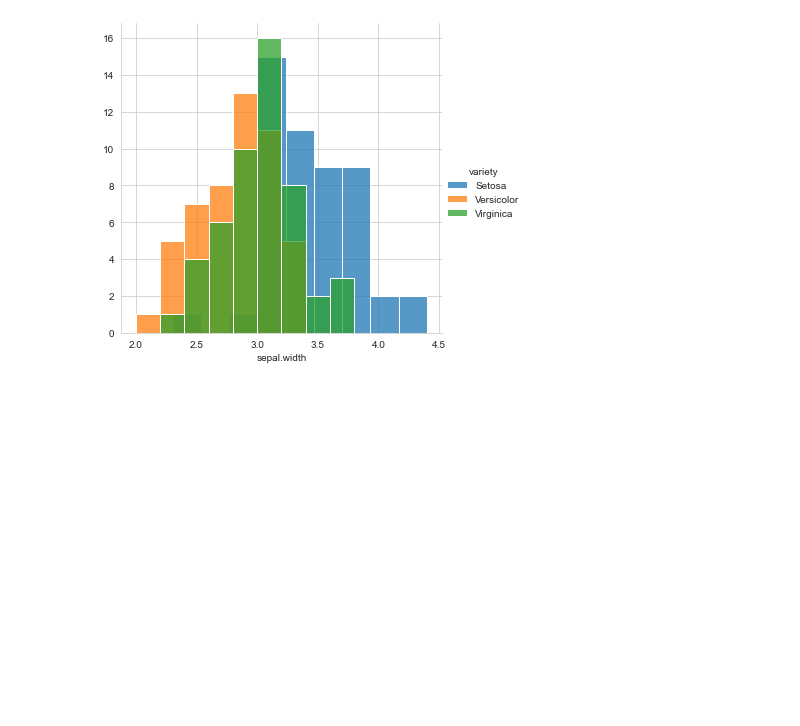
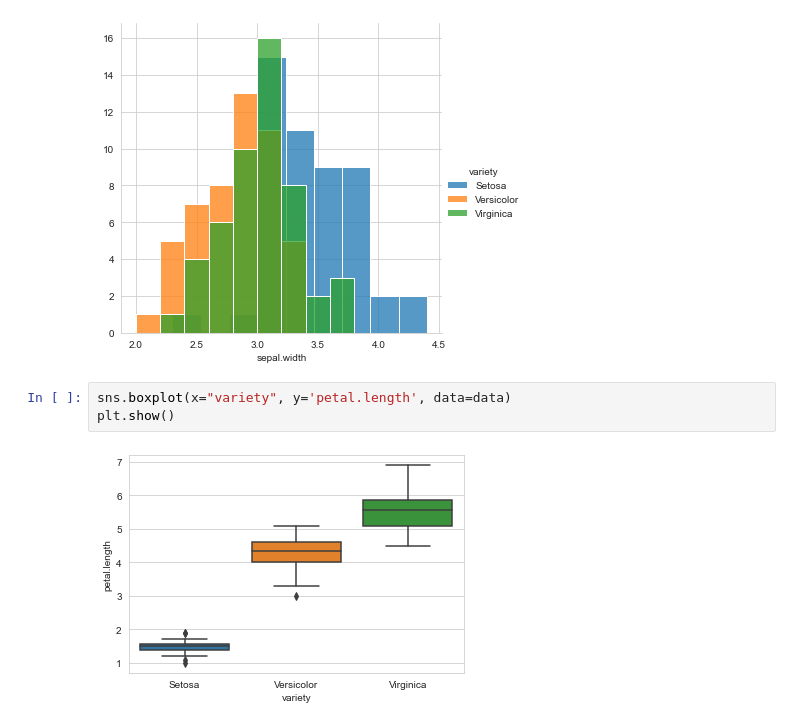
Before and after one commit to zubairfarahi/Data-Science--Machine-Learning-, a Jupyter notebook: Beginner Level/Iris/irishModel.ipynb, the cells around one changed output. Cells and saved outputs as stored; diff of their text form; blank space fills up the shorter version.

```diff
--- a/Beginner Level/Iris/irishModel.ipynb
+++ b/Beginner Level/Iris/irishModel.ipynb
@@ -99,3 +98,8 @@ sns.FacetGrid(data, hue="variety", height=5).map(sns.histplot, "sepal.width").ad
 plt.show()
 # %% [output]
 [figure]
+# %%
+sns.boxplot(x="variety", y='petal.length', data=data)
+plt.show()
+# %% [output]
+[figure, added]
```
Also changed, not shown: parts of 14 cells of this notebook.
